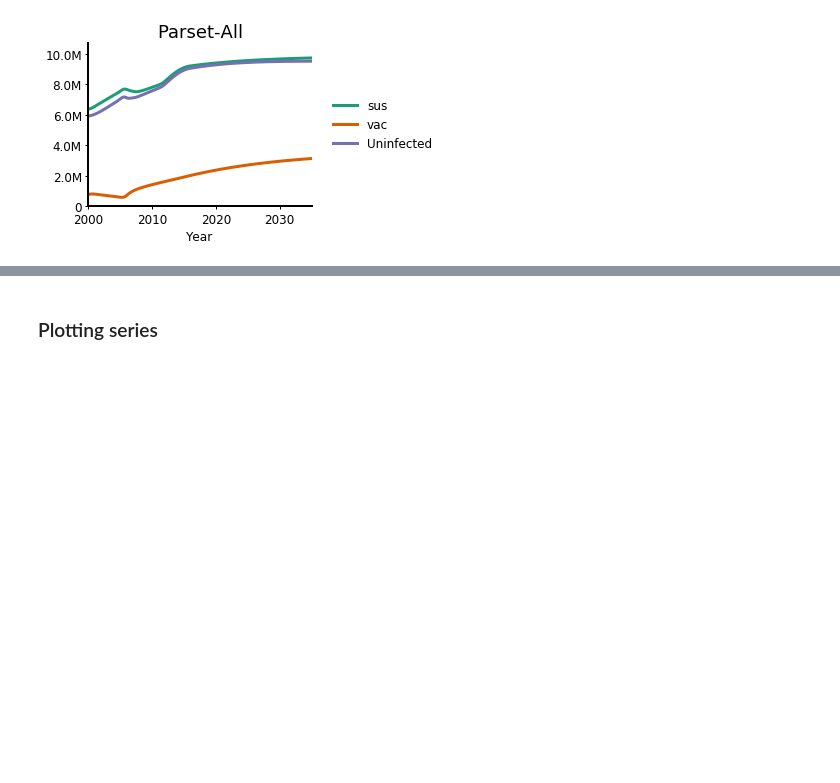
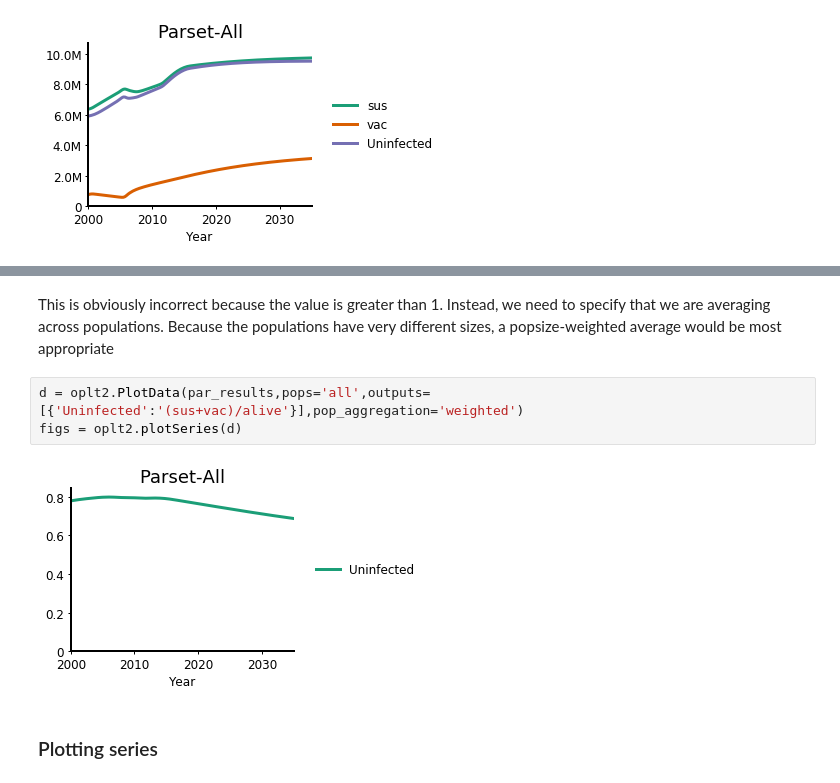
Before and after one commit to optimamodel/optima-tb, a Jupyter notebook: doc/plotting2.ipynb, the cells around one changed output, grey strips where cells are left out. Drawn from its saved outputs; the diff is of its cells as text; blank space fills up the shorter version.

```diff
--- a/doc/plotting2.ipynb
+++ b/doc/plotting2.ipynb
@@ -171,3 +201,10 @@ figs = oplt2.plotSeries(d)
+# %% [markdown]
+This is obviously incorrect because the value is greater than 1. Instead, we need to specify that we are averaging across populations. Because the populations have very different sizes, a popsize-weighted average would be most appropriate
+# %%
+d = oplt2.PlotData(par_results,pops='all',outputs=[{'Uninfected':'(sus+vac)/alive'}],pop_aggregation='weighted')
+figs = oplt2.plotSeries(d)
+# %% [output]
+[figure, added]
 # %% [markdown]
 ### Plotting series
 # %% [markdown]
```
Also changed, not shown: parts of 45 cells of this notebook, 2 other files.
